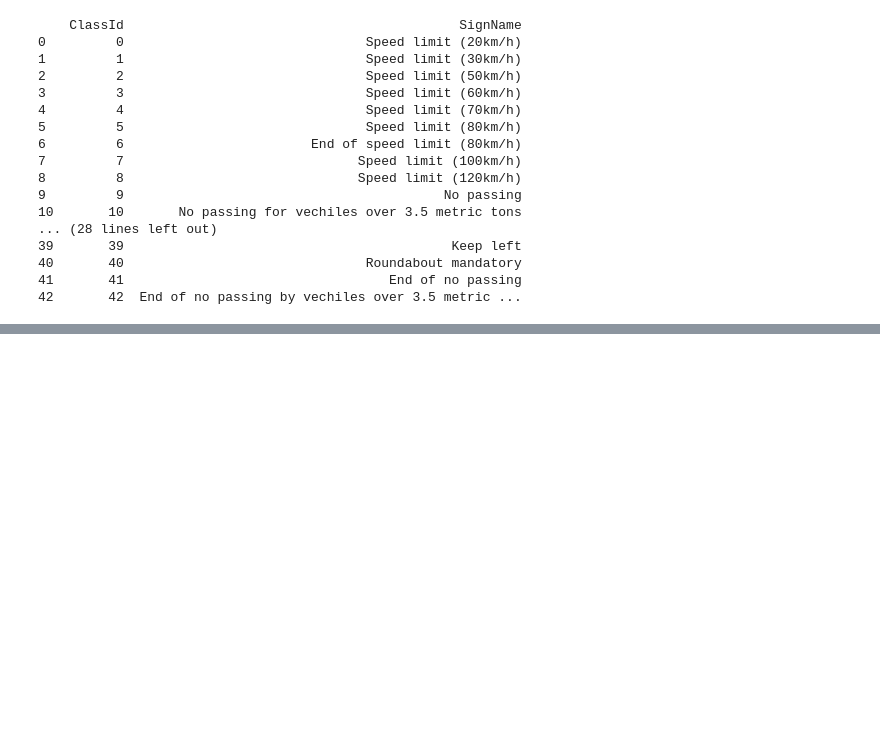
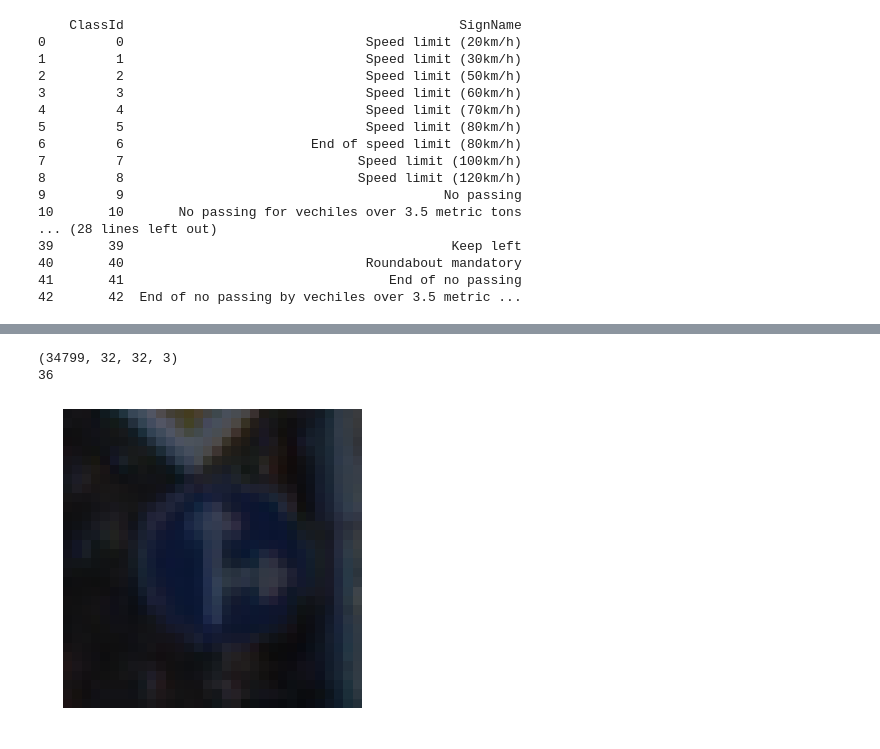
Before and after one commit to c3Zor/jupyter_lab, a Jupyter notebook: signs.ipynb, the cells around one changed output, grey strips where cells are left out. Saved outputs shown, nothing was run; the diff lists cells and outputs as text; code cells hidden in the pictures; blank space fills up the shorter version.

```diff
--- a/signs.ipynb
+++ b/signs.ipynb
@@ -123,0 +133,12 @@ for i in range(cols):
+# %%
+# we will preprocess out images for training DNN with opencv library
+import cv2
+
+plt.imshow(x_train[1000])
+plt.axis('off')
+print(x_train.shape)
+print(y_train[1000])
+# %% [output]
+(34799, 32, 32, 3)
+36
+[figure, added]
```
Also changed, not shown: parts of 20 cells of this notebook.
